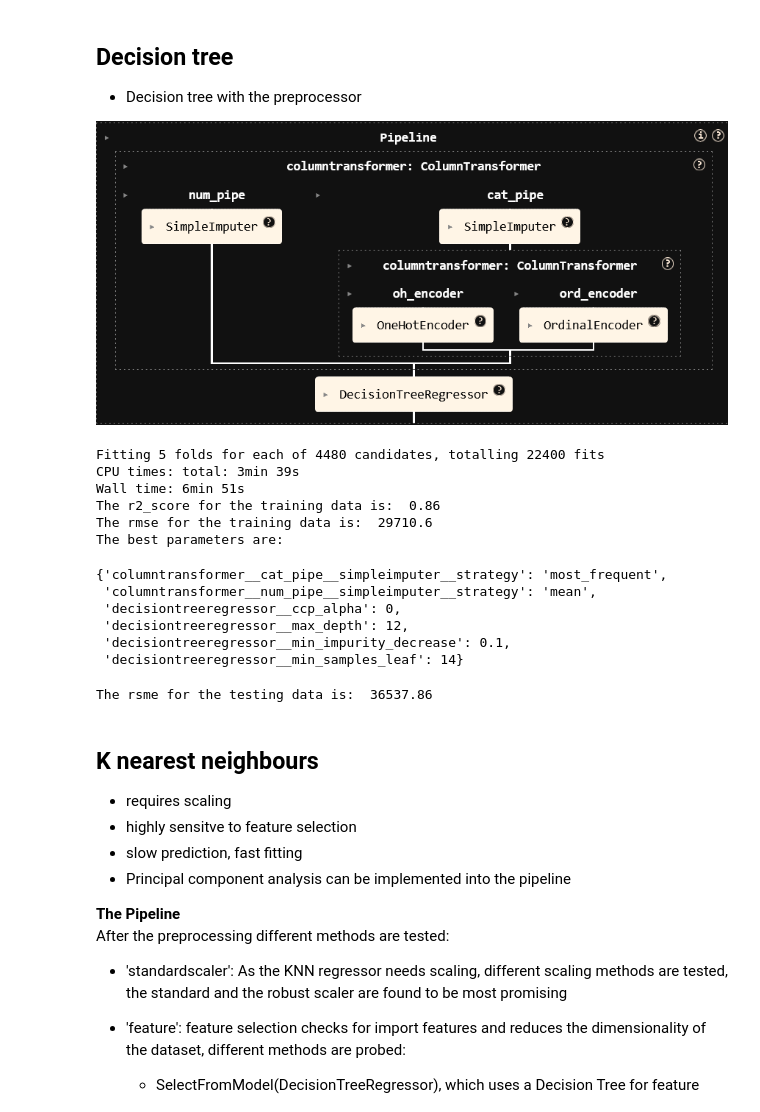
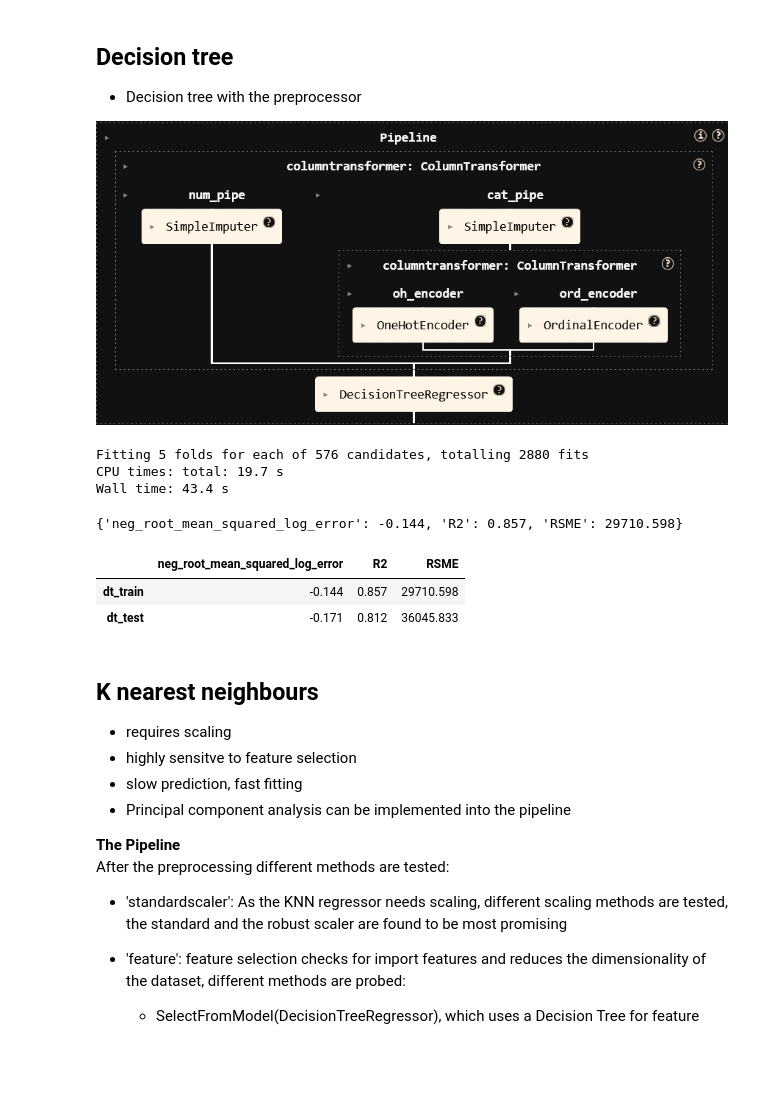
Before and after one commit to DataLDana/SupervisedML, a Jupyter notebook: MLPipeline.ipynb, the cells around one changed output. Saved outputs shown, nothing was run; the diff lists cells and outputs as text; code cells hidden in the pictures; blank space fills up the shorter version.

```diff
--- a/MLPipeline.ipynb
+++ b/MLPipeline.ipynb
@@ -206,4 +201,7 @@ preprocessor = ColumnTransformer(
 - Decision tree with the preprocessor
 
  ![grafik.png](attachment:3cda9326-28ed-4d0c-ba4f-0cc704ae95b8.png)
+# %%
+# creating a dataframe to save scores
+scores=pd.DataFrame(columns=['R2','RSME','neg_root_mean_squared_log_error'])
 # %%
@@ -216,16 +210,6 @@ dt_pipe = make_pipeline(preprocessor,
                             DecisionTreeRegressor(random_state=123))
 # %%
 # Defining the cross validation
-
-# good start:
-# dt_param_grid = {
-#     'columntransformer__num_pipe__simpleimputer__strategy':['mean','median'],
-#     'decisiontreeregressor__max_depth': range(2, 15, 2),
-#     'decisiontreeregressor__min_samples_leaf': range(5,30,3),
-#     'decisiontreeregressor__min_impurity_decrease':arange(0.1, 0.5, 0.2),
-#     'decisiontreeregressor__ccp_alpha':[10**e for e in range(-4, 0)] + [0]
-# }
-
 dt_param_grid = {
     'columntransformer__cat_pipe__simpleimputer__strategy':['constant','most_frequent'],
     'columntransformer__num_pipe__simpleimputer__strategy':['mean','median'],
@@ -246,36 +230,26 @@ dt_search = GridSearchCV(dt_pipe, # you have defined this beforehand
 # Fit your parameter grid to the training data, %time stops time
 %time dt_search.fit(X_train, y_train)
 
-# Use model to predict training data
-dt_r2 = r2_score(y_train, dt_search.predict(X_train))
-print('The r2_score for the training data is: ', round(dt_r2,2))
-dt_rmse = root_mean_squared_error(y_train, dt_search.predict(X_train))
-print('The rmse for the training data is: ', round(dt_rmse,2))
-# best parameters
-print('The best parameters are: ')
-dt_search.best_params_
+# get score of training data for the best estimator
+dt_score = get_scores(dt_search,X_train,y_train)
+dt_score
 # %% [output]
-Fitting 5 folds for each of 4480 candidates, totalling 22400 fits
-CPU times: total: 3min 39s
-Wall time: 6min 51s
-The r2_score for the training data is:  0.86
-The rmse for the training data is:  29710.6
-The best parameters are:
+Fitting 5 folds for each of 576 candidates, totalling 2880 fits
+CPU times: total: 19.7 s
+Wall time: 43.4 s
-{'columntransformer__cat_pipe__simpleimputer__strategy': 'most_frequent',
- 'columntransformer__num_pipe__simpleimputer__strategy': 'mean',
- 'decisiontreeregressor__ccp_alpha': 0,
- 'decisiontreeregressor__max_depth': 12,
- 'decisiontreeregressor__min_impurity_decrease': 0.1,
- 'decisiontreeregressor__min_samples_leaf': 14}
+{'neg_root_mean_squared_log_error': -0.144, 'R2': 0.857, 'RSME': 29710.598}
-# %%
-# Use model to predict testing data
-dt_score = root_mean_squared_error(y_test, dt_search.predict(X_test))
-print('The rsme for the testing data is: ', round(dt_score,2))
-
-# save score to dictionary
-scores['DecisionTree'] = dt_score
-# %% [output]
-The rsme for the testing data is:  36537.86
+# %%
+# get score of testing data for the best estimator
+dt_test = get_scores(dt_search,X_test,y_test)
+dt_test
+# save scores of train and test into df
+scores = final_scores(scores,dt_score,name='dt_train')
+scores = final_scores(scores,dt_test,name='dt_test')
+scores
+# %% [output]
+|  | neg_root_mean_squared_log_error | R2 | RSME |
+| dt_train | -0.144 | 0.857 | 29710.598 |
+| dt_test | -0.171 | 0.812 | 36045.833 |
 # %% [markdown]
 ## K nearest neighbours
 * requires scaling
```
Also changed, not shown: parts of 23 cells of this notebook, 1 other file.
